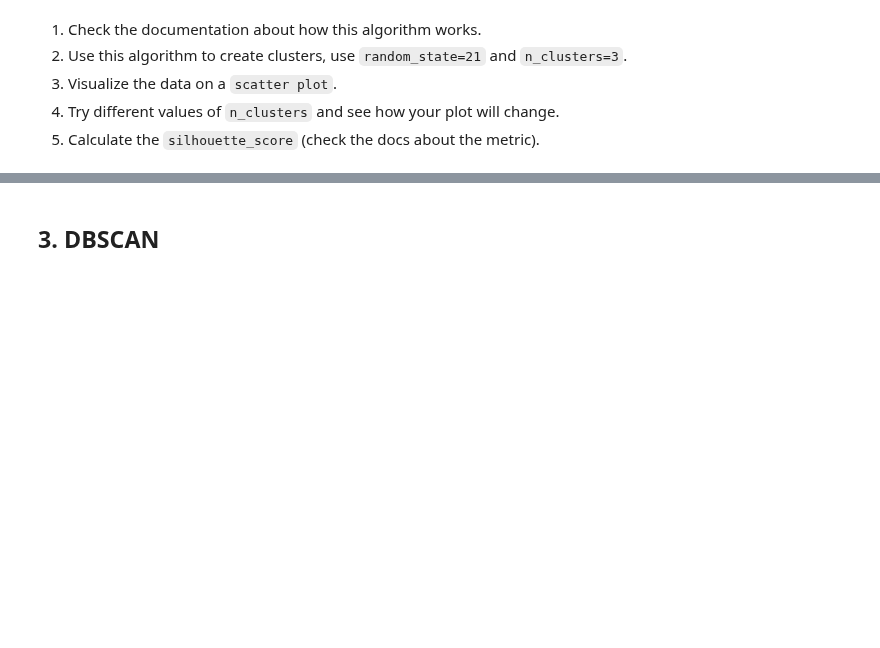
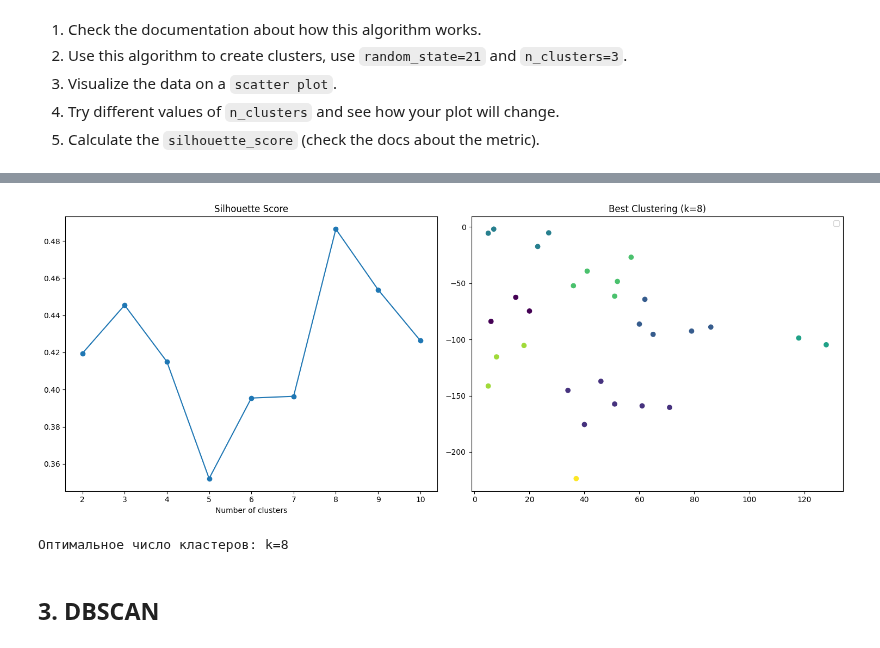
Before and after one commit to episode16/Py, a Jupyter notebook: DS_bootcamp/DS_Bootcamp.Day08-1-develop/src/ex05/05_clustering.ipynb, the cells around one changed output, grey strips where cells are left out. Drawn from its saved outputs; the diff is of its cells as text; code cells hidden in the pictures; blank space fills up the shorter version.

```diff
--- a/DS_bootcamp/DS_Bootcamp.Day08-1-develop/src/ex05/05_clustering.ipynb
+++ b/DS_bootcamp/DS_Bootcamp.Day08-1-develop/src/ex05/05_clustering.ipynb
@@ -48,3 +91,35 @@ df.head()
+# %%
+from sklearn.metrics import silhouette_score
+
+def plot_cluster_analysis(X, max_k=10):
+    fig, (ax1, ax2) = plt.subplots(1, 2, figsize=(15, 6))
+
+    scores = {}
+
+    for k in range(2, max_k+1):
+        kmeans = KMeans(n_clusters=k, random_state=21, n_init='auto').fit(X)
+        scores[k] = silhouette_score(X, kmeans.labels_)
+
+    #  # График метрик (Silhouette Score)
+    ax1.plot(list(scores.keys()), list(scores.values()), marker='o')
+    ax1.set_title('Silhouette Score')
+    ax1.set_xlabel('Number of clusters')
+
+    # График кластеров для лучшего k
+    best_k = max(scores, key=scores.get)
+    kmeans = KMeans(n_clusters=best_k, random_state=21, n_init='auto').fit(X)
+
+    ax2.scatter(X.iloc[:, 0], X.iloc[:, 1], c=kmeans.labels_, cmap='viridis')
+    ax2.set_title(f'Best Clustering (k={best_k})')
+    ax2.legend()
+    plt.tight_layout()
+    plt.show()
+    print(f"Оптимальное число кластеров: k={best_k}")
+
+optimal_k = plot_cluster_analysis(X)
+# %% [output]
+[figure, added]
+Оптимальное число кластеров: k=8
 # %% [markdown]
 ## 3. DBSCAN
 # %% [markdown]
```
Also changed, not shown: parts of 3 cells of this notebook.
